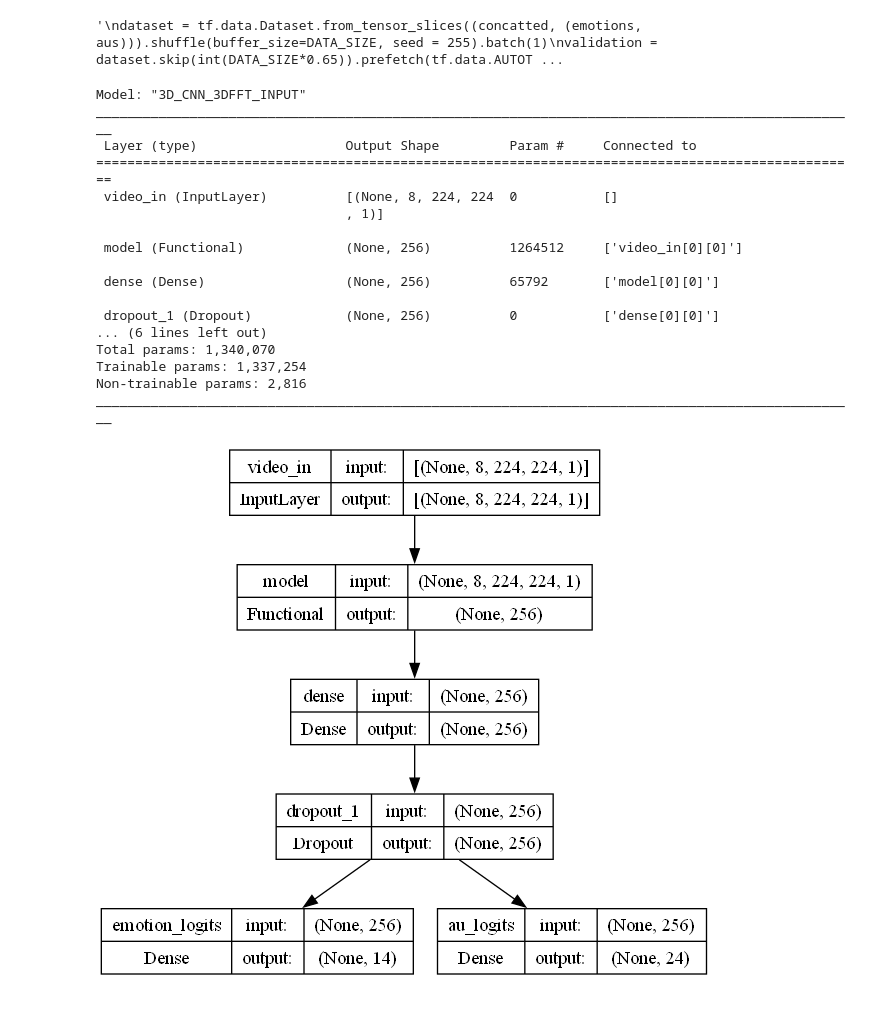
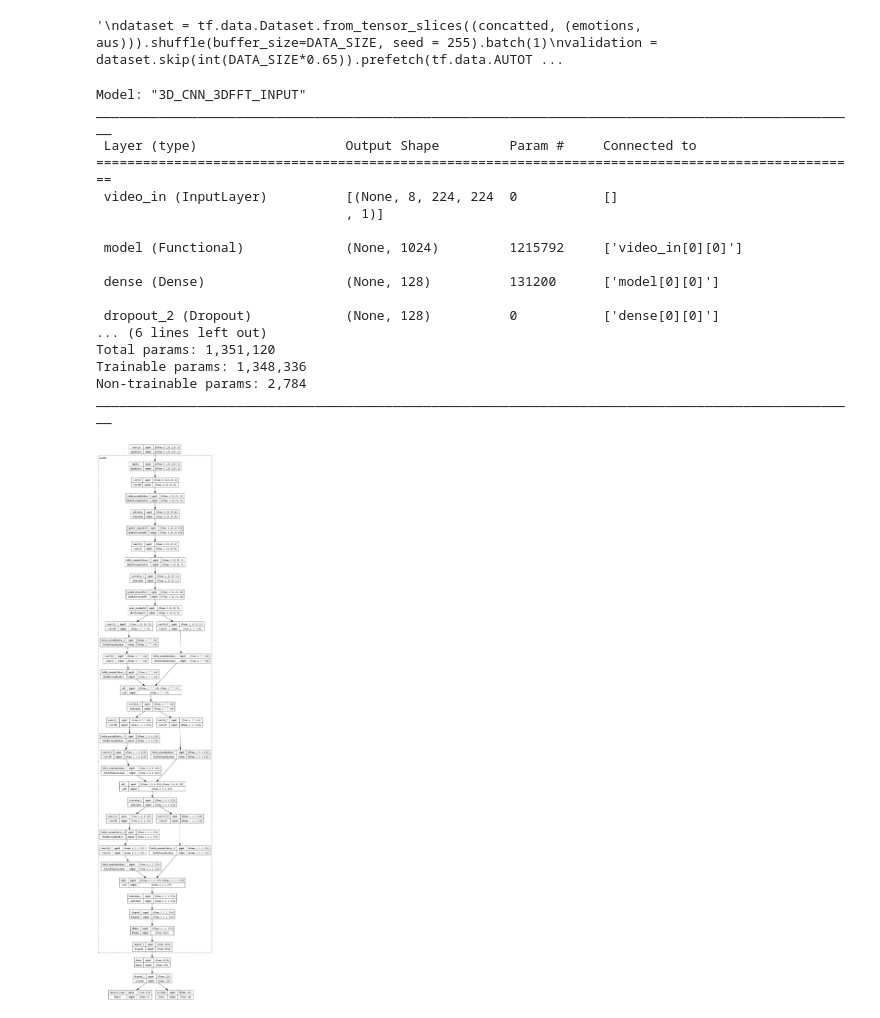
Before and after one commit to littlemicrowave/ME-based-emotion-classifier, a Jupyter notebook: models/3DFFT.ipynb, the cells around one changed output. Saved outputs shown, nothing was run; the diff lists cells and outputs as text; code cells hidden in the pictures.

```diff
--- a/models/3DFFT.ipynb
+++ b/models/3DFFT.ipynb
@@ -149,7 +202,6 @@ training = dataset.take(int(DATA_SIZE*0.65)).prefetch(tf.data.AUTOTUNE)
 '\ndataset = tf.data.Dataset.from_tensor_slices((concatted, (emotions, aus))).shuffle(buffer_size=DATA_SIZE, seed = 255).batch(1)\nvalidation = dataset.skip(int(DATA_SIZE*0.65)).prefetch(tf.data.AUTOT ...
 # %%
 class_weights = tf.cast(tf.constant(class_weights), dtype=tf.float32)
-
 def weighted_loss(y_true, y_pred):
     weight = tf.gather(class_weights, y_true)
     loss = tf.keras.losses.sparse_categorical_crossentropy(y_true, y_pred)
@@ -178,16 +230,23 @@ def make_blocks(inputs, filters, blocks, stride=(1,1,1)):
 def encoder(input_shape=None, pooling="avg"):
     video_in = tf.keras.layers.Input(shape=input_shape)
 
-    # initial temporal+spatial compression
-    x = tf.keras.layers.Conv3D(64, (8,8,8), strides=(1,8,8), padding="valid")(video_in)
+    # temporal+spatial compression
+    x = tf.keras.layers.Conv3D(16, (3,8,8), strides=(2,8,8), padding="same")(video_in)
     x = tf.keras.layers.BatchNormalization()(x)
     x = tf.keras.layers.Activation('relu')(x)
+    x = tf.keras.layers.SpatialDropout3D(0.2)(x)
+
+    x = tf.keras.layers.Conv3D(32, (3,1,1), strides=(2,1,1), padding="same")(x)
+    x = tf.keras.layers.BatchNormalization()(x)
+    x = tf.keras.layers.Activation('relu')(x)
+    x = tf.keras.layers.SpatialDropout3D(0.1)(x)
+
     x = tf.keras.layers.MaxPooling3D((1,2,2), padding="valid")(x)
 
     # residual stacks with small temporal kernel
     x = make_blocks(x, 64, blocks=1, stride=(1,2,2))
     x = make_blocks(x, 128, blocks=1, stride=(1,2,2))
-    x = make_blocks(x, 256, blocks=1, stride=(1,2,2))
+    x = make_blocks(x, 256, blocks=1, stride=2)
     x = tf.keras.layers.Dropout(0.1)(x)
     if pooling == "avg":
         x = tf.keras.layers.GlobalAveragePooling3D()(x)
@@ -199,11 +258,11 @@ def encoder(input_shape=None, pooling="avg"):
 
     return tf.keras.Model(video_in, x)
 
-def build_3d_cnn(input_shape=(8, 112, 112, 1), num_emotions=7, num_aus=12, lstm_hidden=256, dropout_f = 0.5):
+def build_3d_cnn(input_shape=(8, 112, 112, 1), num_emotions=7, num_aus=12, lstm_hidden=128, dropout_f = 0.5):
 
     T, H, W, C = input_shape
     transform_in = tf.keras.layers.Input(shape=input_shape, name="video_in")
-    enc = encoder(input_shape=(T, H,W,C), pooling="max")
+    enc = encoder(input_shape=(T, H,W,C), pooling=None)
     dense = tf.keras.layers.Dense(lstm_hidden, activation="relu",)(enc(transform_in))
     dropout = tf.keras.layers.Dropout(dropout_f)(dense)
     emotion_logits = tf.keras.layers.Dense(num_emotions, name="emotion_logits", activation="softmax")(dropout)
@@ -214,24 +273,24 @@ def build_3d_cnn(input_shape=(8, 112, 112, 1), num_emotions=7, num_aus=12, lstm_
 # %%
 model = build_3d_cnn(input_shape=(NUM_FRAMES, Y_SCALE, X_SCALE, CHANNELS), num_emotions=NUM_EMOTIONS, num_aus=NUM_AUS)
 model.summary()
-display(tf.keras.utils.plot_model(model, show_shapes=True,expand_nested=False))
+display(tf.keras.utils.plot_model(model, show_shapes=True,expand_nested=True))
 # %% [output]
 Model: "3D_CNN_3DFFT_INPUT"
 __________________________________________________________________________________________________
  Layer (type)                   Output Shape         Param #     Connected to
 ==================================================================================================
  video_in (InputLayer)          [(None, 8, 224, 224  0           []
                                 , 1)]
 
- model (Functional)             (None, 256)          1264512     ['video_in[0][0]']
+ model (Functional)             (None, 1024)         1215792     ['video_in[0][0]']
 
- dense (Dense)                  (None, 256)          65792       ['model[0][0]']
+ dense (Dense)                  (None, 128)          131200      ['model[0][0]']
 
- dropout_1 (Dropout)            (None, 256)          0           ['dense[0][0]']
+ dropout_2 (Dropout)            (None, 128)          0           ['dense[0][0]']
 ... (6 lines left out)
-Total params: 1,340,070
-Trainable params: 1,337,254
-Non-trainable params: 2,816
+Total params: 1,351,120
+Trainable params: 1,348,336
+Non-trainable params: 2,784
 __________________________________________________________________________________________________
-[figure, old version]
+[figure, new version]
 # %%
```
Also changed, not shown: parts of 8 cells of this notebook, 4 other files.
